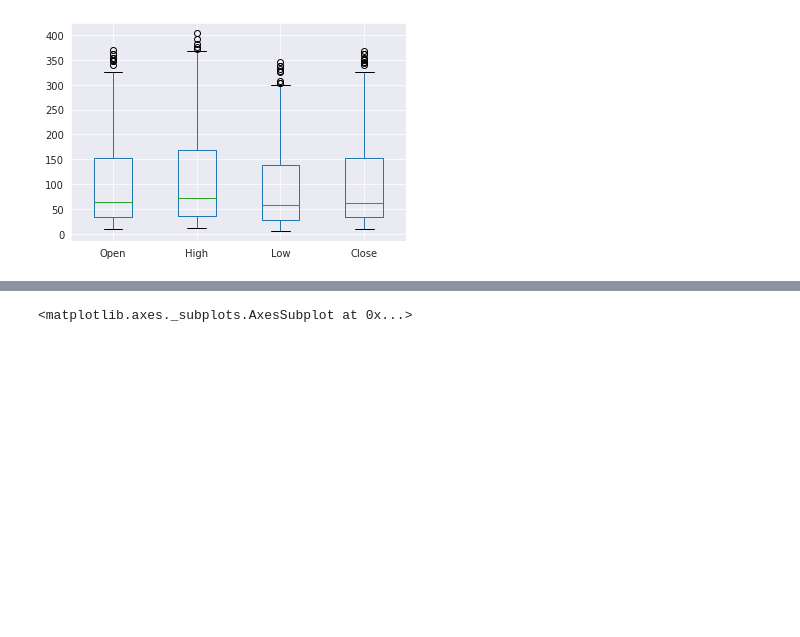
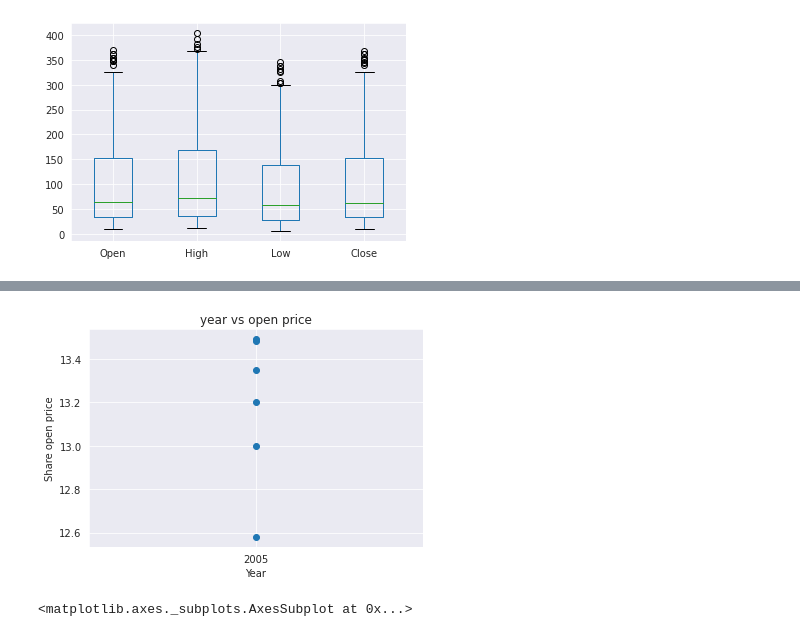
Before and after one commit to shivankb/Yes-Bank-Stock-Closing-Price-Prediction, a Jupyter notebook: yes_bank_stock_closing_price_prediction_ipynb.ipynb, the cells around one changed output, grey strips where cells are left out. Cells and saved outputs as stored; diff of their text form; code cells hidden in the pictures; blank space fills up the shorter version.

```diff
--- a/yes_bank_stock_closing_price_prediction_ipynb.ipynb
+++ b/yes_bank_stock_closing_price_prediction_ipynb.ipynb
@@ -186,0 +292,5 @@ df= yesbank_df.copy()
+# %%
+# Stocks open, close, high, low prices on 2005
+df1=df[["Open","Close","High","Low","year"]]
+year_wise=df1[df1.year=='2005']
+year_wise
@@ -214 +356,13 @@ plt.show()
+# %%
+# Chart - 5 Share open price as on 2005
+months=year_wise['year']
+opens=year_wise['Open']
+plt.scatter(months,opens) #creating bar plot
+
+plt.xlabel("Year")
+plt.ylabel("Share open price")
+plt.title("year vs open price")
+plt.show()
+# %% [output]
+[figure, added]
 # %%
```
Also changed, not shown: parts of 27 cells of this notebook.
